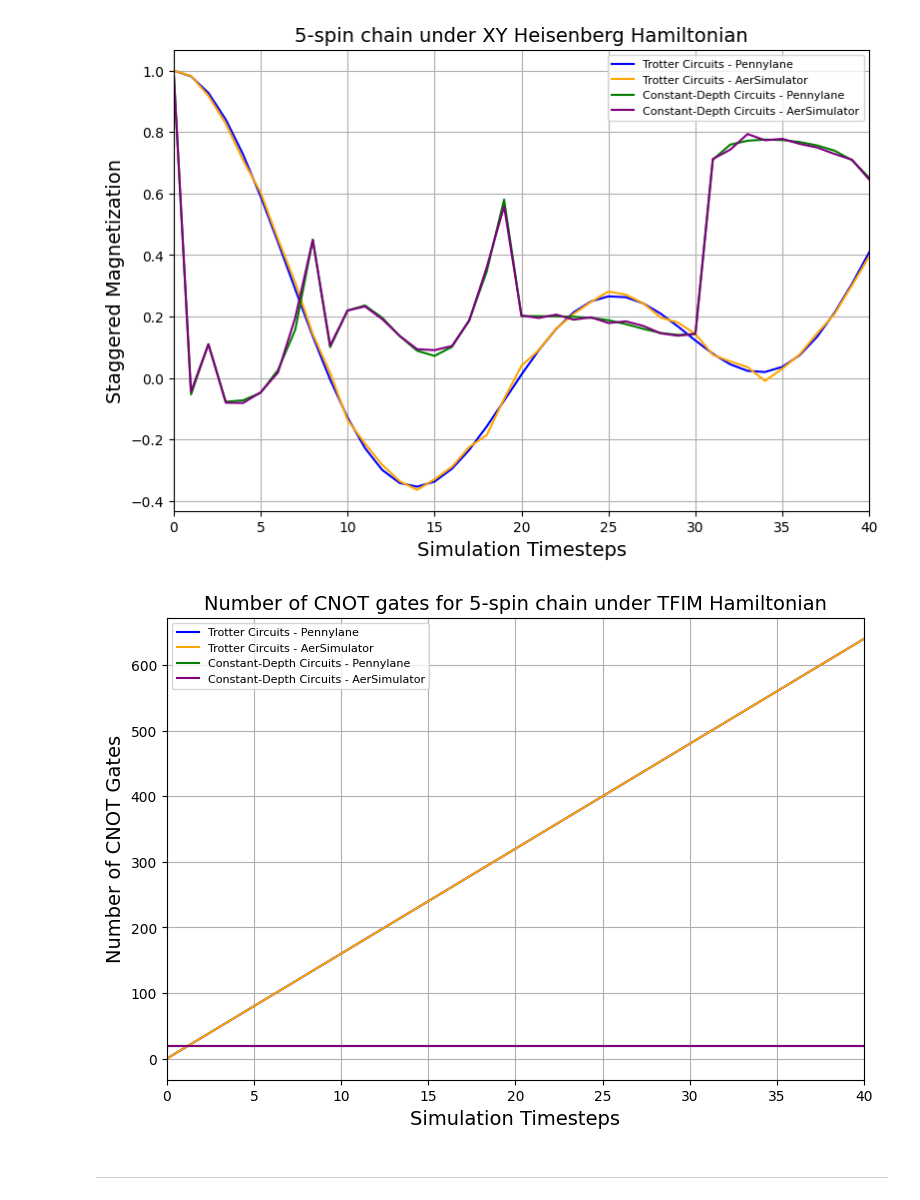
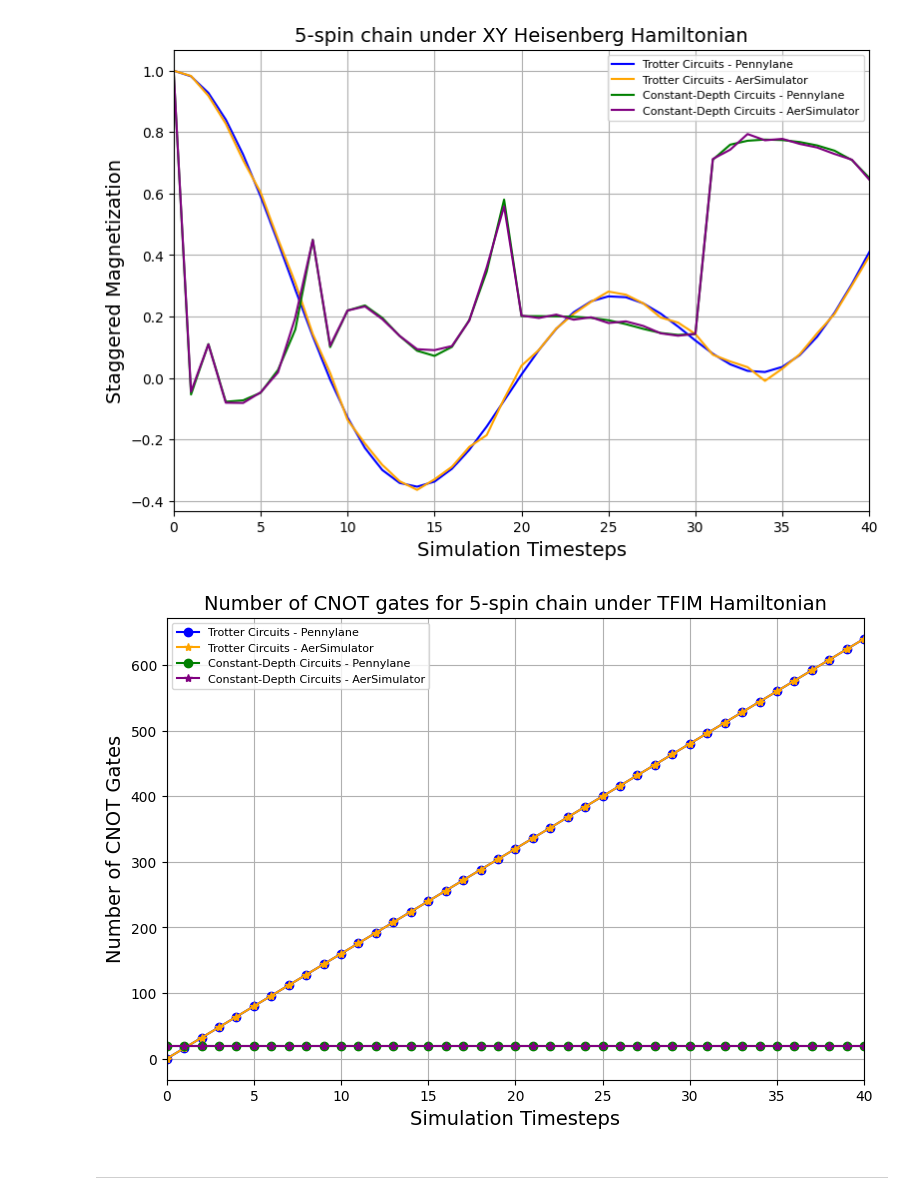
Before and after one commit to pranavi-jain/pennylane, a Jupyter notebook: Heisenberg Model Dynamics/XY_model.ipynb, the cells around one changed output. Saved outputs shown, nothing was run; the diff lists cells and outputs as text; code cells hidden in the pictures.

```diff
--- a/Heisenberg Model Dynamics/XY_model.ipynb
+++ b/Heisenberg Model Dynamics/XY_model.ipynb
@@ -386,22 +386,22 @@ plt.show()
 # %%
 ## Plotting the circuit depth vs. time-steps
 
 plt.figure(figsize=(9, 6))
-plt.plot(trotter_sim_cnots, label="Trotter Circuits - Pennylane", color="blue")
-plt.plot(trotter_aer_sim_cnots, label="Trotter Circuits - AerSimulator", color="orange")
+plt.plot(trotter_sim_cnots, label="Trotter Circuits - Pennylane", color="blue", marker="o")
+plt.plot(trotter_aer_sim_cnots, label="Trotter Circuits - AerSimulator", color="orange", marker="*")
 # plt.plot(trotter_ibm_cnots, label=f"Trotter Circuits - {backend}", color="red")
-plt.plot(cd_sim_cnots, label="Constant-Depth Circuits - Pennylane", color="green")
-plt.plot(cd_aer_sim_cnots, label="Constant-Depth Circuits - AerSimulator", color="purple")
+plt.plot(cd_sim_cnots, label="Constant-Depth Circuits - Pennylane", color="green", marker="o")
+plt.plot(cd_aer_sim_cnots, label="Constant-Depth Circuits - AerSimulator", color="purple", marker="*")
 plt.xlim(0, num_steps)
 # plt.ylim(-1.0, 1.0)
 plt.xlabel("Simulation Timesteps", fontsize=14)
 plt.ylabel("Number of CNOT Gates", fontsize=14)
 plt.title(f"Number of CNOT gates for {N}-spin chain under TFIM Hamiltonian", fontsize=14)
 plt.legend(fontsize=8)
 plt.grid()
 plt.show()
 # plt.savefig(f'{N}q_TFIM_sim_pennylane.svg', dpi=500)
 # %% [output]
-[figure, old version]
+[figure, new version]
 # %% [markdown]
 <hr/>
```
Also changed, not shown: 4 other files.
